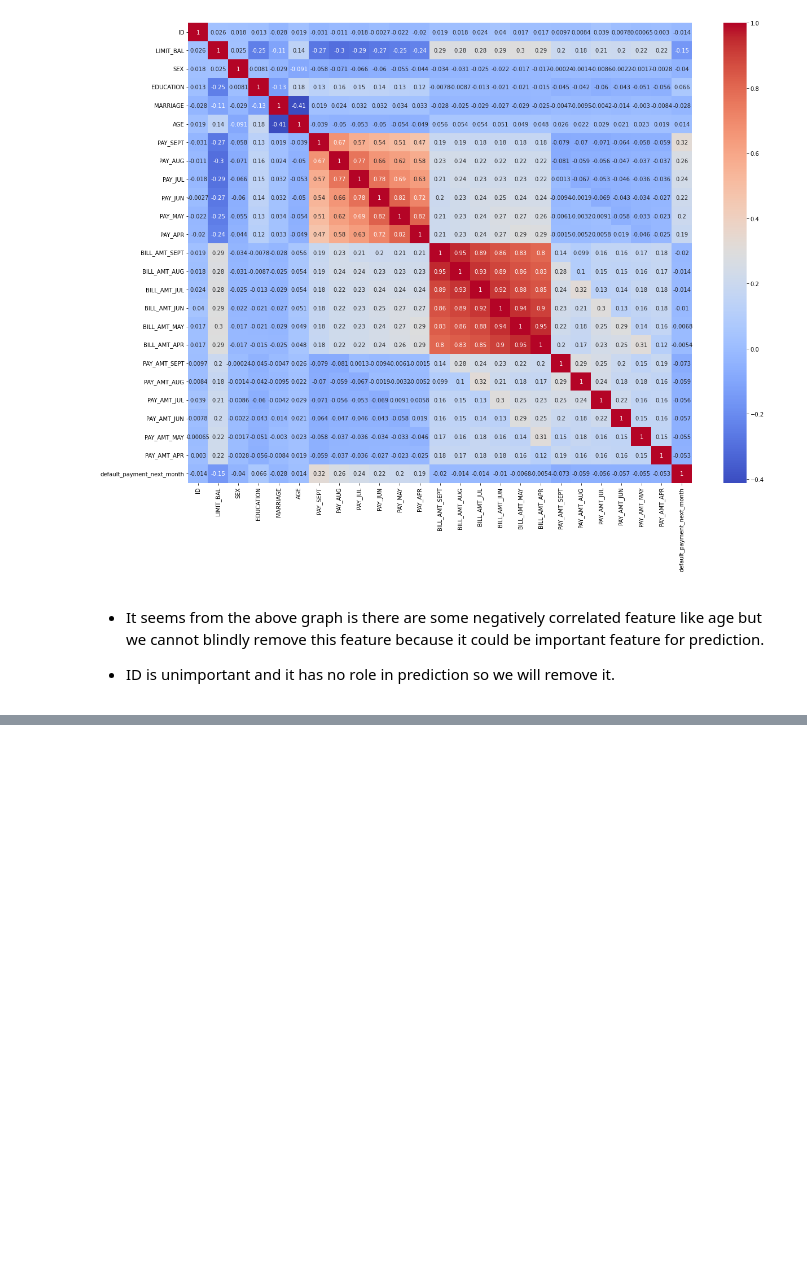
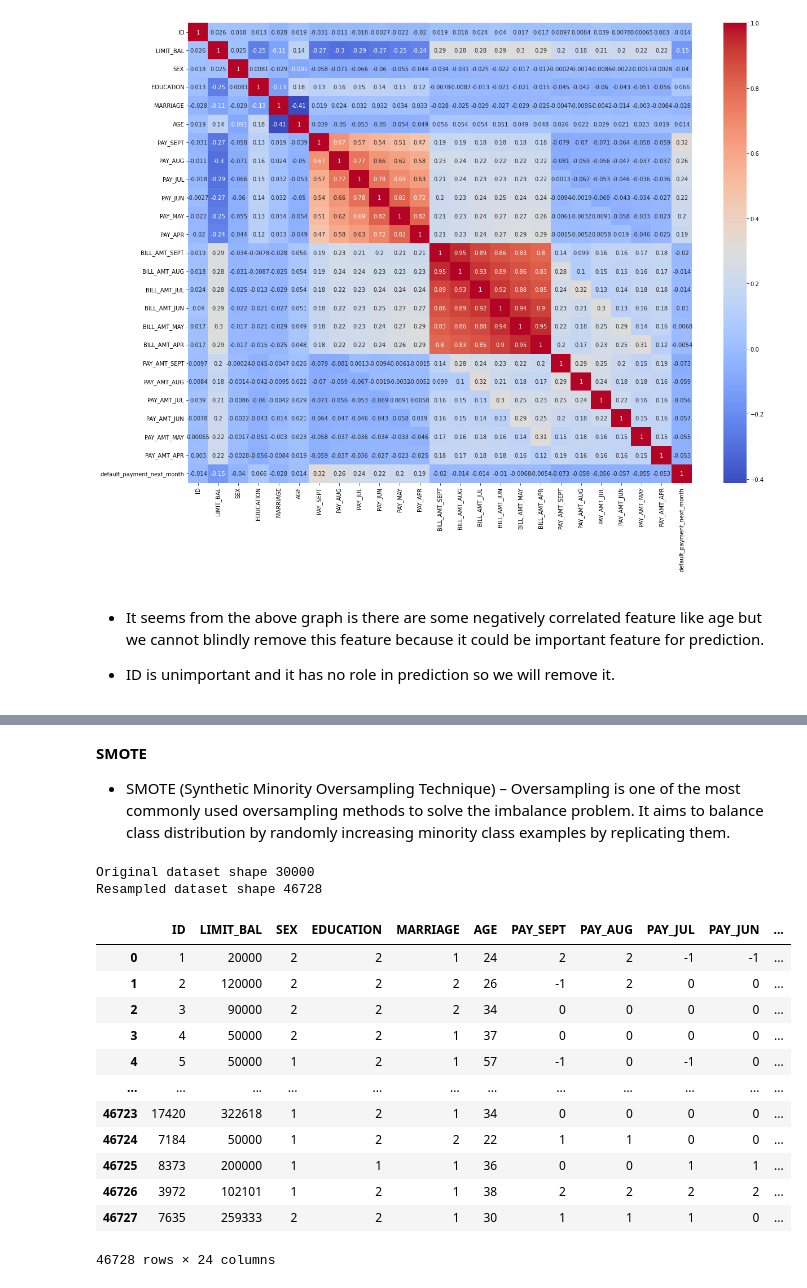
Before and after one commit to deepika1905/Credit-Card-Default-Prediction, a Jupyter notebook: Deepika_Yadav_Credit_Card_Default_Prediction_Capstone_Project.ipynb, the cells around one changed output, grey strips where cells are left out. Drawn from its saved outputs; the diff is of its cells as text; code cells hidden in the pictures; blank space fills up the shorter version.

```diff
--- a/Deepika_Yadav_Credit_Card_Default_Prediction_Capstone_Project.ipynb
+++ b/Deepika_Yadav_Credit_Card_Default_Prediction_Capstone_Project.ipynb
@@ -765,0 +774,34 @@ sns.heatmap(credit_df.corr(),annot=True,cmap="coolwarm")
+# %% [markdown]
+**SMOTE**
+
+*  SMOTE (Synthetic Minority Oversampling Technique) – Oversampling is one of the most commonly used oversampling methods to solve the imbalance problem. It aims to balance class distribution by randomly increasing minority class examples by replicating them.
+# %%
+#import the module
+from imblearn.over_sampling import SMOTE
+
+smote = SMOTE()
+
+# fit predictor and target variable
+x_smote, y_smote = smote.fit_resample(credit_df.iloc[:,0:-1], credit_df['default_payment_next_month'])
+
+print('Original dataset shape', len(credit_df))
+print('Resampled dataset shape', len(y_smote))
+# %% [output]
+Original dataset shape 30000
+Resampled dataset shape 46728
+# %%
+x_smote
+# %% [output]
+|  | ID | LIMIT_BAL | SEX | EDUCATION | MARRIAGE | AGE | PAY_SEPT | PAY_AUG | PAY_JUL | PAY_JUN | ... |
+| 0 | 1 | 20000 | 2 | 2 | 1 | 24 | 2 | 2 | -1 | -1 | ... |
+| 1 | 2 | 120000 | 2 | 2 | 2 | 26 | -1 | 2 | 0 | 0 | ... |
+| 2 | 3 | 90000 | 2 | 2 | 2 | 34 | 0 | 0 | 0 | 0 | ... |
+| 3 | 4 | 50000 | 2 | 2 | 1 | 37 | 0 | 0 | 0 | 0 | ... |
+| 4 | 5 | 50000 | 1 | 2 | 1 | 57 | -1 | 0 | -1 | 0 | ... |
+| ... | ... | ... | ... | ... | ... | ... | ... | ... | ... | ... | ... |
+| 46723 | 17420 | 322618 | 1 | 2 | 1 | 34 | 0 | 0 | 0 | 0 | ... |
+| 46724 | 7184 | 50000 | 1 | 2 | 2 | 22 | 1 | 1 | 0 | 0 | ... |
+| 46725 | 8373 | 200000 | 1 | 1 | 1 | 36 | 0 | 0 | 1 | 1 | ... |
+| 46726 | 3972 | 102101 | 1 | 2 | 1 | 38 | 2 | 2 | 2 | 2 | ... |
+| 46727 | 7635 | 259333 | 2 | 2 | 1 | 30 | 1 | 1 | 1 | 0 | ... |
+46728 rows × 24 columns
```
Also changed, not shown: parts of 20 cells of this notebook.
